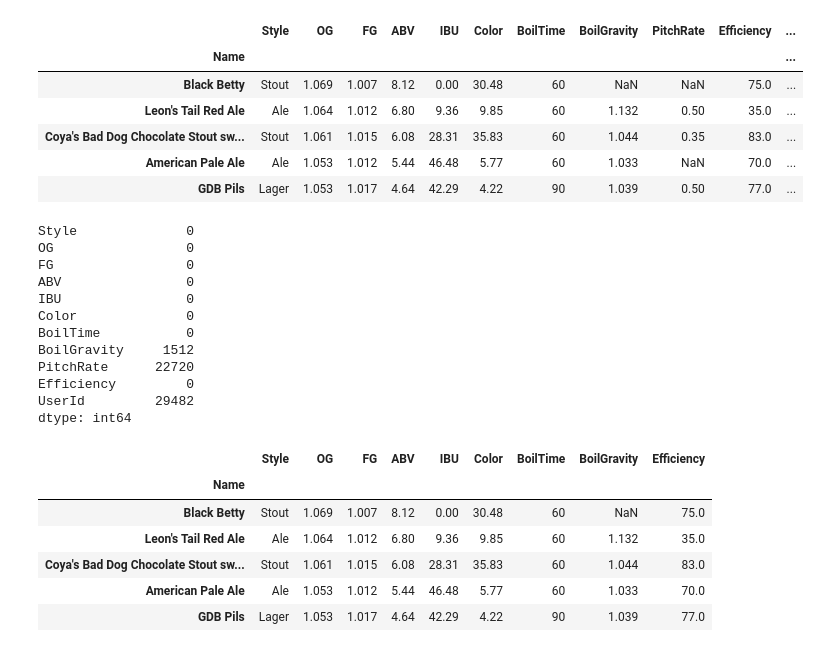
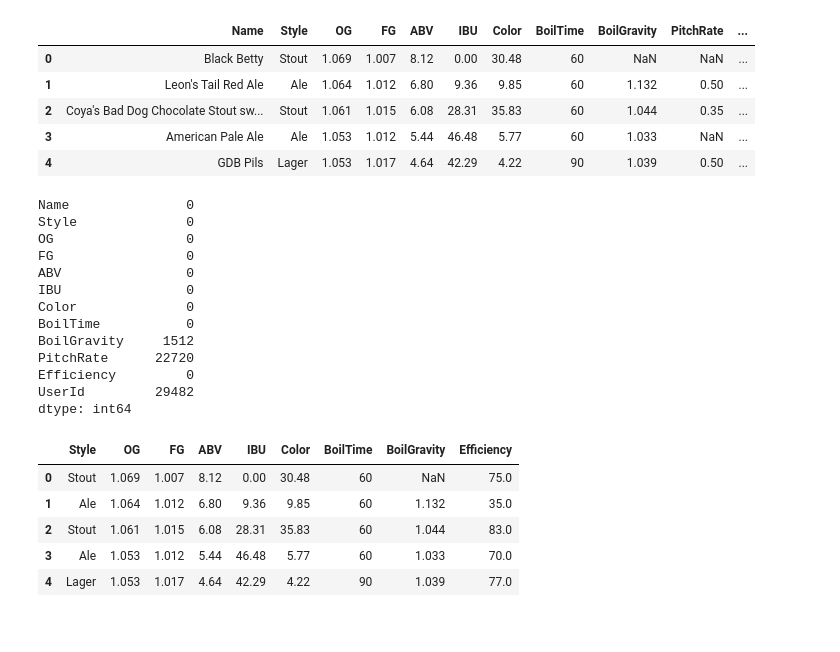
Before and after one commit to AnterroZZ/simpleModel, a Jupyter notebook: BeerBootcamp.ipynb, the cells around one changed output. Cells and saved outputs as stored; diff of their text form; code cells hidden in the pictures.

```diff
--- a/BeerBootcamp.ipynb
+++ b/BeerBootcamp.ipynb
@@ -5,18 +37,18 @@ import matplotlib.pyplot as plt
 # %%
-data = pd.read_csv('beers.csv', index_col='Name')
+data = pd.read_csv('data/beers.csv')
 # %%
 data.head()
 # %% [output]
-|  | Style | OG | FG | ABV | IBU | Color | BoilTime | BoilGravity | PitchRate | Efficiency | ... |
-| Name |  |  |  |  |  |  |  |  |  |  | ... |
-| Black Betty | Stout | 1.069 | 1.007 | 8.12 | 0.00 | 30.48 | 60 | NaN | NaN | 75.0 | ... |
-| Leon's Tail Red Ale | Ale | 1.064 | 1.012 | 6.80 | 9.36 | 9.85 | 60 | 1.132 | 0.50 | 35.0 | ... |
-| Coya's Bad Dog Chocolate Stout sw... | Stout | 1.061 | 1.015 | 6.08 | 28.31 | 35.83 | 60 | 1.044 | 0.35 | 83.0 | ... |
-| American Pale Ale | Ale | 1.053 | 1.012 | 5.44 | 46.48 | 5.77 | 60 | 1.033 | NaN | 70.0 | ... |
-| GDB Pils | Lager | 1.053 | 1.017 | 4.64 | 42.29 | 4.22 | 90 | 1.039 | 0.50 | 77.0 | ... |
+|  | Name | Style | OG | FG | ABV | IBU | Color | BoilTime | BoilGravity | PitchRate | ... |
+| 0 | Black Betty | Stout | 1.069 | 1.007 | 8.12 | 0.00 | 30.48 | 60 | NaN | NaN | ... |
+| 1 | Leon's Tail Red Ale | Ale | 1.064 | 1.012 | 6.80 | 9.36 | 9.85 | 60 | 1.132 | 0.50 | ... |
+| 2 | Coya's Bad Dog Chocolate Stout sw... | Stout | 1.061 | 1.015 | 6.08 | 28.31 | 35.83 | 60 | 1.044 | 0.35 | ... |
+| 3 | American Pale Ale | Ale | 1.053 | 1.012 | 5.44 | 46.48 | 5.77 | 60 | 1.033 | NaN | ... |
+| 4 | GDB Pils | Lager | 1.053 | 1.017 | 4.64 | 42.29 | 4.22 | 90 | 1.039 | 0.50 | ... |
 # %%
 data.isna().sum()
 # %% [output]
+Name               0
 Style              0
 OG                 0
 FG                 0
@@ -30,14 +62,14 @@ Efficiency         0
 UserId         29482
 dtype: int64
 # %%
-#Pitch rate and UserId are not useful due to many missing values and overall uselessness in designing model
-data.drop(['UserId', 'PitchRate'], axis=1, inplace=True)
+#Pitch rate and UserId are not useful due to many missing values
+#or overall uselessness in designing model that predicts beer style
+data.drop(['UserId', 'PitchRate', 'Name'], axis=1, inplace=True)
 data.head()
 # %% [output]
 |  | Style | OG | FG | ABV | IBU | Color | BoilTime | BoilGravity | Efficiency |
-| Name |  |  |  |  |  |  |  |  |  |
-| Black Betty | Stout | 1.069 | 1.007 | 8.12 | 0.00 | 30.48 | 60 | NaN | 75.0 |
-| Leon's Tail Red Ale | Ale | 1.064 | 1.012 | 6.80 | 9.36 | 9.85 | 60 | 1.132 | 35.0 |
-| Coya's Bad Dog Chocolate Stout sw... | Stout | 1.061 | 1.015 | 6.08 | 28.31 | 35.83 | 60 | 1.044 | 83.0 |
-| American Pale Ale | Ale | 1.053 | 1.012 | 5.44 | 46.48 | 5.77 | 60 | 1.033 | 70.0 |
-| GDB Pils | Lager | 1.053 | 1.017 | 4.64 | 42.29 | 4.22 | 90 | 1.039 | 77.0 |
+| 0 | Stout | 1.069 | 1.007 | 8.12 | 0.00 | 30.48 | 60 | NaN | 75.0 |
+| 1 | Ale | 1.064 | 1.012 | 6.80 | 9.36 | 9.85 | 60 | 1.132 | 35.0 |
+| 2 | Stout | 1.061 | 1.015 | 6.08 | 28.31 | 35.83 | 60 | 1.044 | 83.0 |
+| 3 | Ale | 1.053 | 1.012 | 5.44 | 46.48 | 5.77 | 60 | 1.033 | 70.0 |
+| 4 | Lager | 1.053 | 1.017 | 4.64 | 42.29 | 4.22 | 90 | 1.039 | 77.0 |
```
Also changed, not shown: parts of 24 cells of this notebook.
